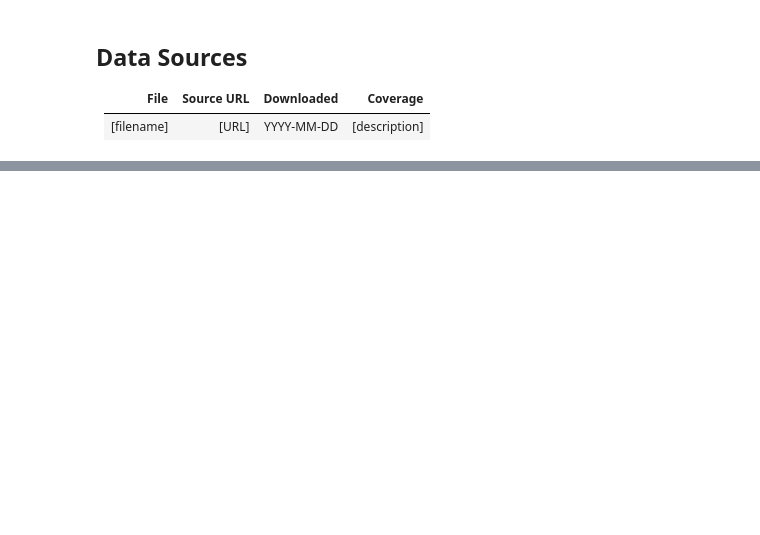
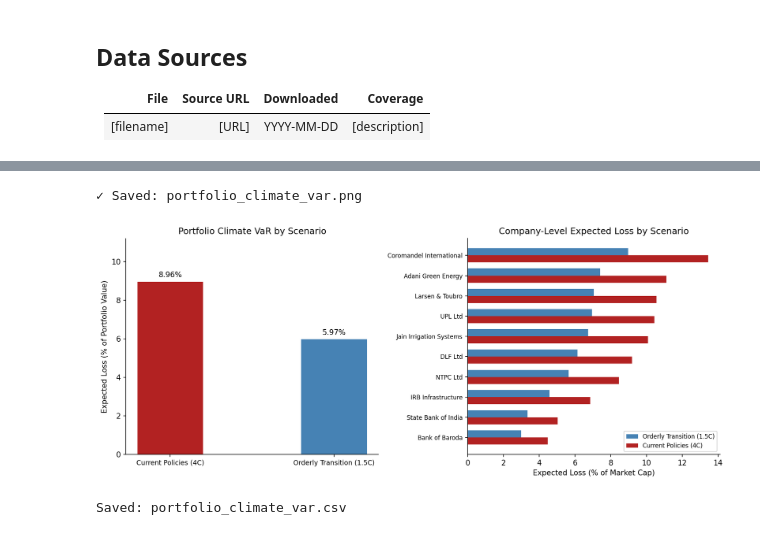
Before and after one commit to imsaichauhan/a1-climate-var, a Jupyter notebook: notebooks/main.ipynb, the cells around one changed output, grey strips where cells are left out. Cells and saved outputs as stored; diff of their text form; code cells hidden in the pictures; blank space fills up the shorter version.

```diff
--- a/notebooks/main.ipynb
+++ b/notebooks/main.ipynb
@@ -44,0 +768,17 @@ print("Environment ready.")
+# %%
+# Pivot for comparison view
+el_pivot = company_el.pivot_table(
+    index=["company", "sector"],
+    columns="scenario",
+    values="expected_loss_pct"
+).reset_index()
+
+el_pivot.columns.name = None
+el_pivot["incremental_risk_pp"] = (
+    el_pivot["Current Policies (4C)"] - el_pivot["Orderly Transition (1.5C)"]
+)
+el_pivot = el_pivot.sort_values("Current Policies (4C)", ascending=False)
+
+print("Scenario comparison: Expected Loss as % of market cap")
+print("=" * 75)
+print(el_pivot.to_string(index=False))
@@ -44,0 +865,51 @@ print("Environment ready.")
+# %%
+fig, axes = plt.subplots(1, 2, figsize=(12, 5))
+
+# Left: portfolio VaR bar chart
+scenarios = portfolio_el["scenario"].tolist()
+values = portfolio_el["portfolio_el_pct"].tolist()
+colors = ["firebrick", "steelblue"]
+
+bars = axes[0].bar(scenarios, values, color=colors, width=0.4)
+axes[0].bar_label(bars, fmt="%.2f%%", padding=4)
+axes[0].set_ylabel("Expected Loss (% of Portfolio Value)")
+axes[0].set_title("Portfolio Climate VaR by Scenario")
+axes[0].set_ylim(0, max(values) * 1.25)
+axes[0].tick_params(axis="x", labelsize=9)
+
+# Right: company-level expected loss under both scenarios
+el_plot = el_pivot.sort_values("Current Policies (4C)", ascending=True)
+y = range(len(el_plot))
+height = 0.35
+
+axes[1].barh(
+    [i + height/2 for i in y],
+    el_plot["Orderly Transition (1.5C)"],
+    height=height,
+    color="steelblue",
+    label="Orderly Transition (1.5C)"
+)
+axes[1].barh(
+    [i - height/2 for i in y],
+    el_plot["Current Policies (4C)"],
+    height=height,
+    color="firebrick",
+    label="Current Policies (4C)"
+)
+axes[1].set_yticks(list(y))
+axes[1].set_yticklabels(el_plot["company"], fontsize=8)
+axes[1].set_xlabel("Expected Loss (% of Market Cap)")
+axes[1].set_title("Company-Level Expected Loss by Scenario")
+axes[1].legend(fontsize=8)
+
+plt.tight_layout()
+savefig("portfolio_climate_var.png")
+plt.show()
+# %% [output]
+✓ Saved: portfolio_climate_var.png
+[figure, added]
+# %%
+portfolio_el.to_csv(os.path.join(DATA_DIR, "portfolio_climate_var.csv"), index=False)
+print("Saved: portfolio_climate_var.csv")
+# %% [output]
+Saved: portfolio_climate_var.csv
```
Also changed, not shown: parts of 31 cells of this notebook, 7 other files.
